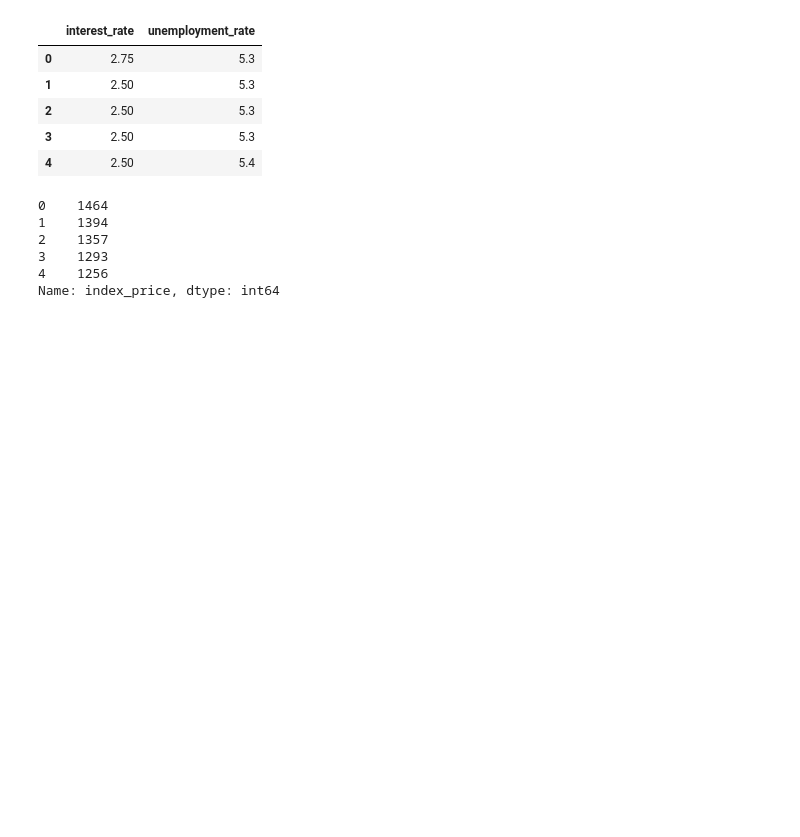
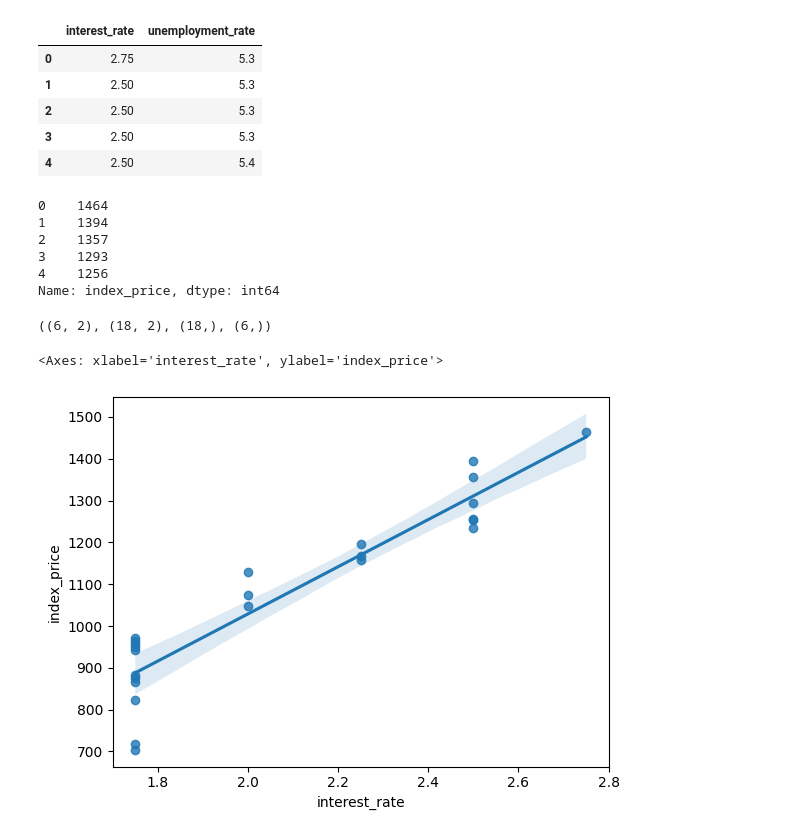
Before and after one commit to udityamerit/Complete-Machine-Learning-For-Beginners, a Jupyter notebook: 8-Complete Linear Regression/8.2-Multiple_Linear_Regression.ipynb, the cells around one changed output. Cells and saved outputs as stored; diff of their text form; code cells hidden in the pictures; blank space fills up the shorter version.

```diff
--- a/8-Complete Linear Regression/8.2-Multiple_Linear_Regression.ipynb
+++ b/8-Complete Linear Regression/8.2-Multiple_Linear_Regression.ipynb
@@ -95,4 +95,11 @@ Name: index_price, dtype: int64
 # %%
 X_train, X_test, y_train, y_test = train_test_split(X, y, test_size=0.25, random_state=42)
 # %%
-X_test.shape, X_train.shape
+X_test.shape, X_train.shape, y_train.shape, y_test.shape
+# %% [output]
+((6, 2), (18, 2), (18,), (6,))
+# %%
+sns.regplot(x='interest_rate', y='index_price', data=df)
+# %% [output]
+<Axes: xlabel='interest_rate', ylabel='index_price'>
+[figure, added]
```
Also changed, not shown: parts of 7 cells of this notebook.
